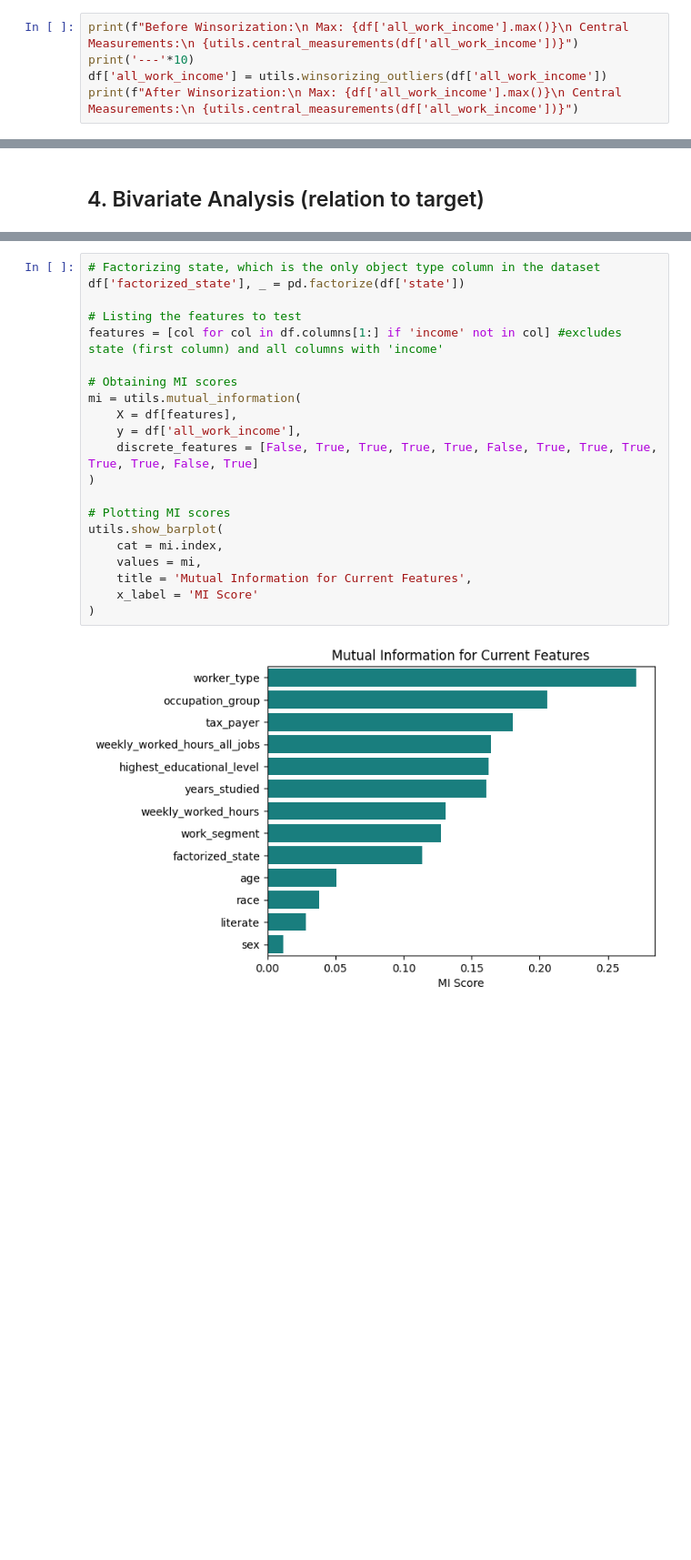
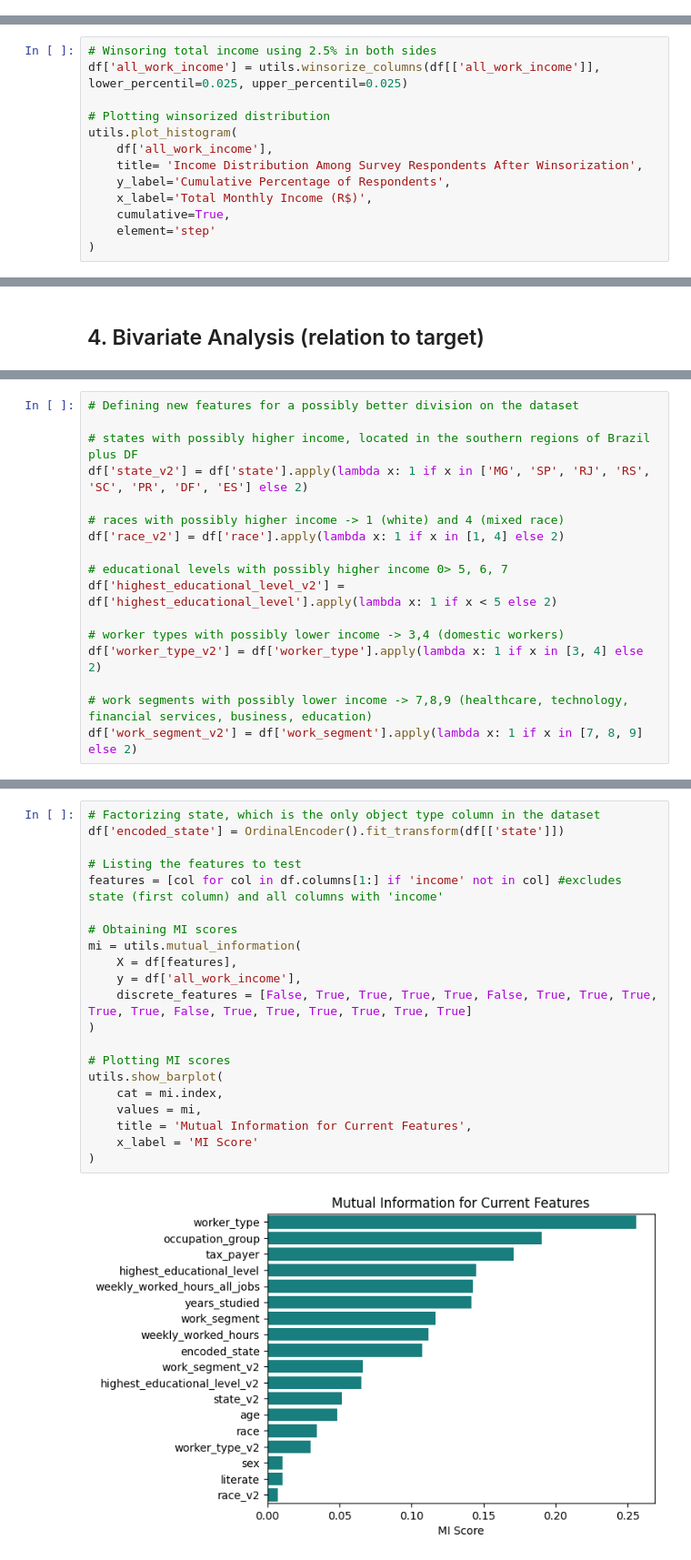
Before and after one commit to viniciussuares/IncomePrediction, a Jupyter notebook: notebooks/eda.ipynb, the cells around one changed output, grey strips where cells are left out. Shown at 91% size. Saved outputs shown, nothing was run; the diff lists cells and outputs as text; blank space fills up the shorter version.

```diff
--- a/notebooks/eda.ipynb
+++ b/notebooks/eda.ipynb
@@ -249,5 +211,0 @@ Treating outliers without removing them:
-# %%
-print(f"Before Winsorization:\n Max: {df['all_work_income'].max()}\n Central Measurements:\n {utils.central_measurements(df['all_work_income'])}")
-print('---'*10)
-df['all_work_income'] = utils.winsorizing_outliers(df['all_work_income'])
-print(f"After Winsorization:\n Max: {df['all_work_income'].max()}\n Central Measurements:\n {utils.central_measurements(df['all_work_income'])}")
@@ -291,0 +228,13 @@ utils.plot_histogram(
+# %%
+# Winsoring total income using 2.5% in both sides
+df['all_work_income'] = utils.winsorize_columns(df[['all_work_income']], lower_percentil=0.025, upper_percentil=0.025)
+
+# Plotting winsorized distribution
+utils.plot_histogram(
+    df['all_work_income'],
+    title= 'Income Distribution Among Survey Respondents After Winsorization',
+    y_label='Cumulative Percentage of Respondents',
+    x_label='Total Monthly Income (R$)',
+    cumulative=True,
+    element='step'
+)
@@ -304,0 +353,17 @@ The first thing will be to inspect the mutual information between each variable
+# %%
+# Defining new features for a possibly better division on the dataset
+
+# states with possibly higher income, located in the southern regions of Brazil plus DF
+df['state_v2'] = df['state'].apply(lambda x: 1 if x in ['MG', 'SP', 'RJ', 'RS', 'SC', 'PR', 'DF', 'ES'] else 2)
+
+# races with possibly higher income -> 1 (white) and 4 (mixed race)
+df['race_v2'] = df['race'].apply(lambda x: 1 if x in [1, 4] else 2)
+
+# educational levels with possibly higher income 0> 5, 6, 7
+df['highest_educational_level_v2'] = df['highest_educational_level'].apply(lambda x: 1 if x < 5 else 2)
+
+# worker types with possibly lower income -> 3,4 (domestic workers)
+df['worker_type_v2'] = df['worker_type'].apply(lambda x: 1 if x in [3, 4] else 2)
+
+# work segments with possibly lower income -> 7,8,9 (healthcare, technology, financial services, business, education)
+df['work_segment_v2'] = df['work_segment'].apply(lambda x: 1 if x in [7, 8, 9] else 2)
@@ -305,23 +372,23 @@ The first thing will be to inspect the mutual information between each variable
 # %%
 # Factorizing state, which is the only object type column in the dataset
-df['factorized_state'], _ = pd.factorize(df['state'])
+df['encoded_state'] = OrdinalEncoder().fit_transform(df[['state']])
 
 # Listing the features to test
 features = [col for col in df.columns[1:] if 'income' not in col] #excludes state (first column) and all columns with 'income'
 
 # Obtaining MI scores
 mi = utils.mutual_information(
     X = df[features],
     y = df['all_work_income'],
-    discrete_features = [False, True, True, True, True, False, True, True, True, True, True, False, True]
+    discrete_features = [False, True, True, True, True, False, True, True, True, True, True, False, True, True, True, True, True, True]
 )
 
 # Plotting MI scores
 utils.show_barplot(
     cat = mi.index,
     values = mi,
     title = 'Mutual Information for Current Features',
     x_label = 'MI Score'
 )
 # %% [output]
-[figure, old version]
+[figure, new version]
```
Also changed, not shown: parts of 55 cells of this notebook, 1 other file.
